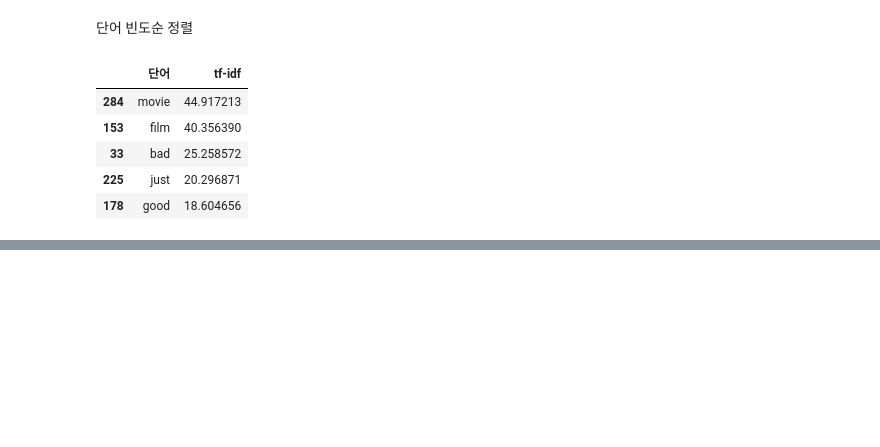
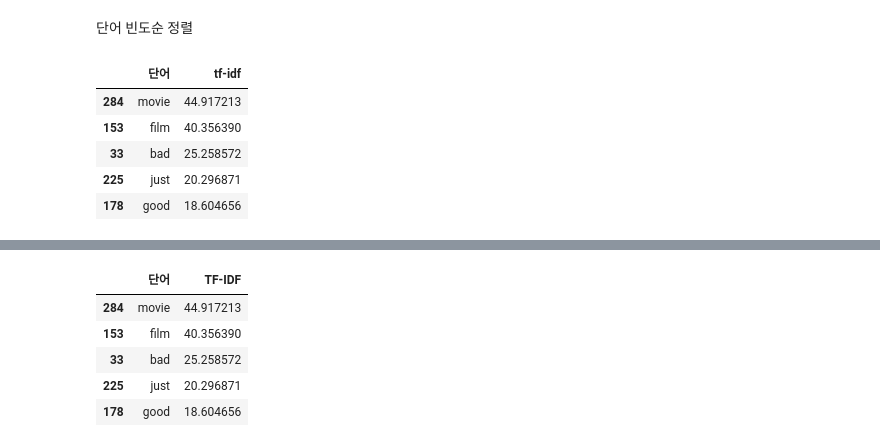
Before and after one commit to luckyspia/TIL, a Jupyter notebook: Text_Analysis/01.Term Document Matrix.ipynb, the cells around one changed output, grey strips where cells are left out. Drawn from its saved outputs; the diff is of its cells as text; code cells hidden in the pictures; blank space fills up the shorter version.

```diff
--- a/Text_Analysis/01.Term Document Matrix.ipynb
+++ b/Text_Analysis/01.Term Document Matrix.ipynb
@@ -224,0 +272,6 @@ word_count.sort_values('tf-idf', ascending=False).head(5)
+# %%
+cv = CountVectorizer(max_features=500, stop_words='english')
+tdm_2 = cv.fit_transform(df['review'])
+# %%
+trans = TfidfTransformer() # CountVectorizer로 만든 tdm을 TF-IDF가 적용된 새로운 TDM으로 만들어주는 모델
+tdm_3 = trans.fit_transform(tdm_2)
@@ -224,0 +302,14 @@ word_count.sort_values('tf-idf', ascending=False).head(5)
+# %%
+# 정렬
+wc2 = pd.DataFrame({
+    '단어' : cv.get_feature_names_out(),
+    'TF-IDF': tdm_3.sum(axis=0).flat
+})
+wc2.sort_values('TF-IDF', ascending=False).head()
+# %% [output]
+|  | 단어 | TF-IDF |
+| 284 | movie | 44.917213 |
+| 153 | film | 40.356390 |
+| 33 | bad | 25.258572 |
+| 225 | just | 20.296871 |
+| 178 | good | 18.604656 |
```
Also changed, not shown: parts of 37 cells of this notebook.
